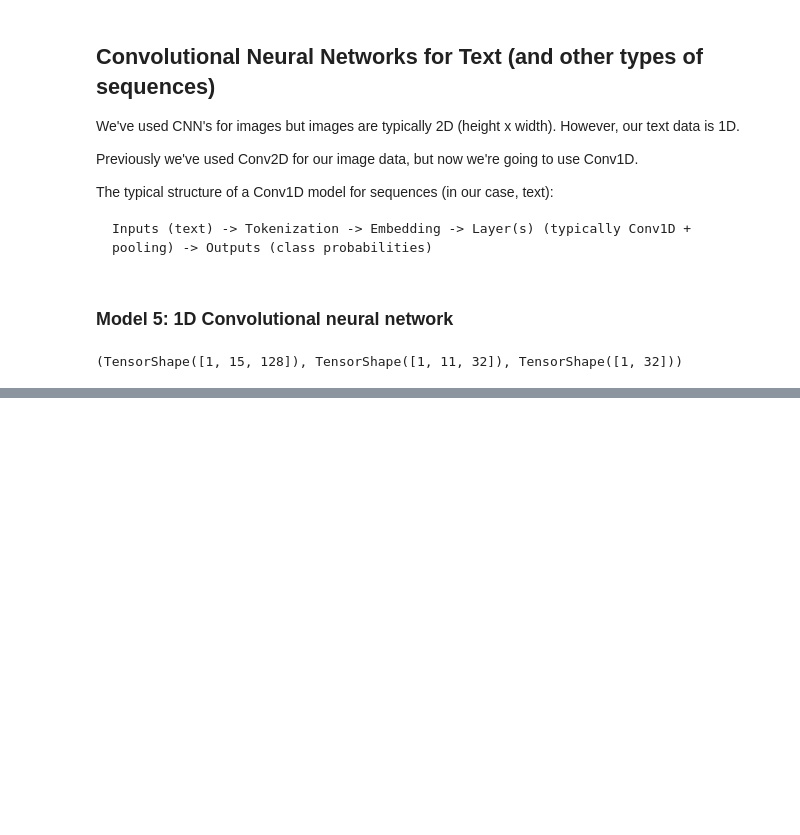
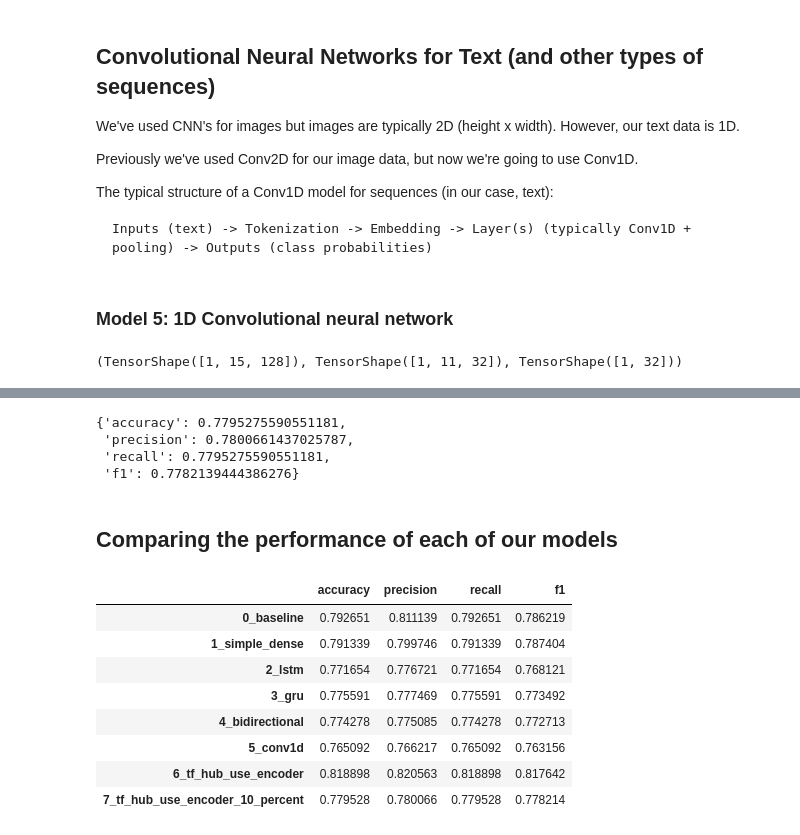
Before and after one commit to pformela/ztm-tensorflow, a Jupyter notebook: 07-natural-language-processing/07_introduction_to_nlp_in_tensorflow.ipynb, the cells around one changed output, grey strips where cells are left out. Drawn from its saved outputs; the diff is of its cells as text; code cells hidden in the pictures; blank space fills up the shorter version.

```diff
--- a/07-natural-language-processing/07_introduction_to_nlp_in_tensorflow.ipynb
+++ b/07-natural-language-processing/07_introduction_to_nlp_in_tensorflow.ipynb
@@ -985,0 +1138,15 @@ Epoch 5/5
+# %%
+# Let's build a model the same as model_6
+model_7 = tf.keras.Sequential([
+  sentence_encoder_layer,
+  layers.Dense(64, activation="relu"),
+  layers.Dense(1, activation="sigmoid", name="output_layer")
+])
+
+# compile model
+model_7.compile(loss=tf.keras.losses.BinaryCrossentropy(),
+                optimizer=tf.keras.optimizers.Adam(),
+                metrics=["accuracy"])
+
+# Get the summary
+model_7.summary()
@@ -985,0 +1197,34 @@ Epoch 5/5
+# %%
+model_7_results = eval_metrics(y_true=y_val,
+                               y_pred=model_7_pred)
+
+model_7_results
+# %% [output]
+{'accuracy': 0.7795275590551181,
+ 'precision': 0.7800661437025787,
+ 'recall': 0.7795275590551181,
+ 'f1': 0.7782139444386276}
+# %% [markdown]
+## Comparing the performance of each of our models
+# %%
+# Combine model results into a DataFrame
+all_model_results = pd.DataFrame({"0_baseline": baseline_results,
+                                  "1_simple_dense": model_1_results,
+                                  "2_lstm": model_2_results,
+                                  "3_gru": model_3_results,
+                                  "4_bidirectional": model_4_results,
+                                  "5_conv1d": model_5_results,
+                                  "6_tf_hub_use_encoder": model_6_results,
+                                  "7_tf_hub_use_encoder_10_percent": model_7_results}).transpose()
+
+all_model_results
+# %% [output]
+|  | accuracy | precision | recall | f1 |
+| 0_baseline | 0.792651 | 0.811139 | 0.792651 | 0.786219 |
+| 1_simple_dense | 0.791339 | 0.799746 | 0.791339 | 0.787404 |
+| 2_lstm | 0.771654 | 0.776721 | 0.771654 | 0.768121 |
+| 3_gru | 0.775591 | 0.777469 | 0.775591 | 0.773492 |
+| 4_bidirectional | 0.774278 | 0.775085 | 0.774278 | 0.772713 |
+| 5_conv1d | 0.765092 | 0.766217 | 0.765092 | 0.763156 |
+| 6_tf_hub_use_encoder | 0.818898 | 0.820563 | 0.818898 | 0.817642 |
+| 7_tf_hub_use_encoder_10_percent | 0.779528 | 0.780066 | 0.779528 | 0.778214 |
```
Also changed, not shown: parts of 78 cells of this notebook.
